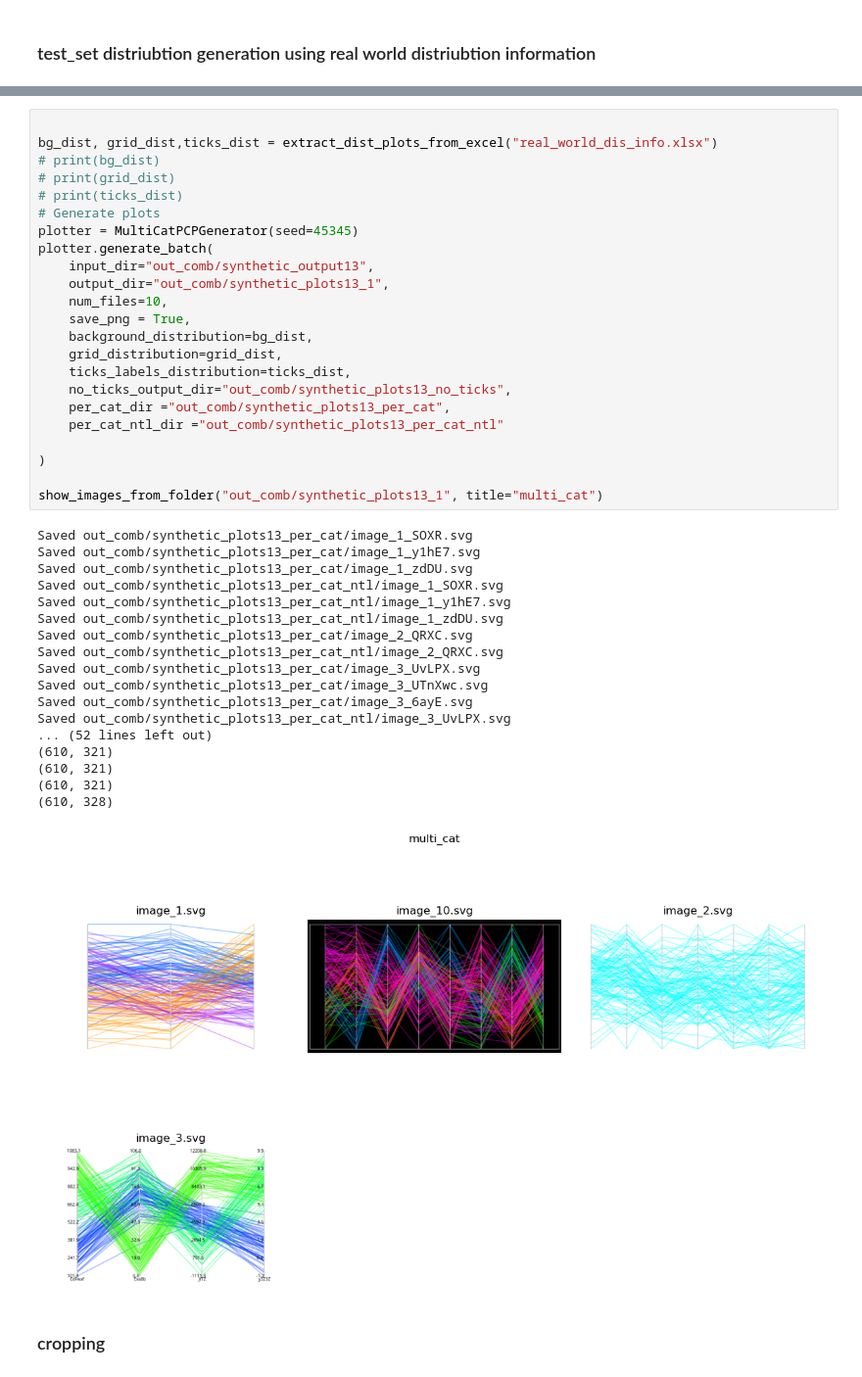
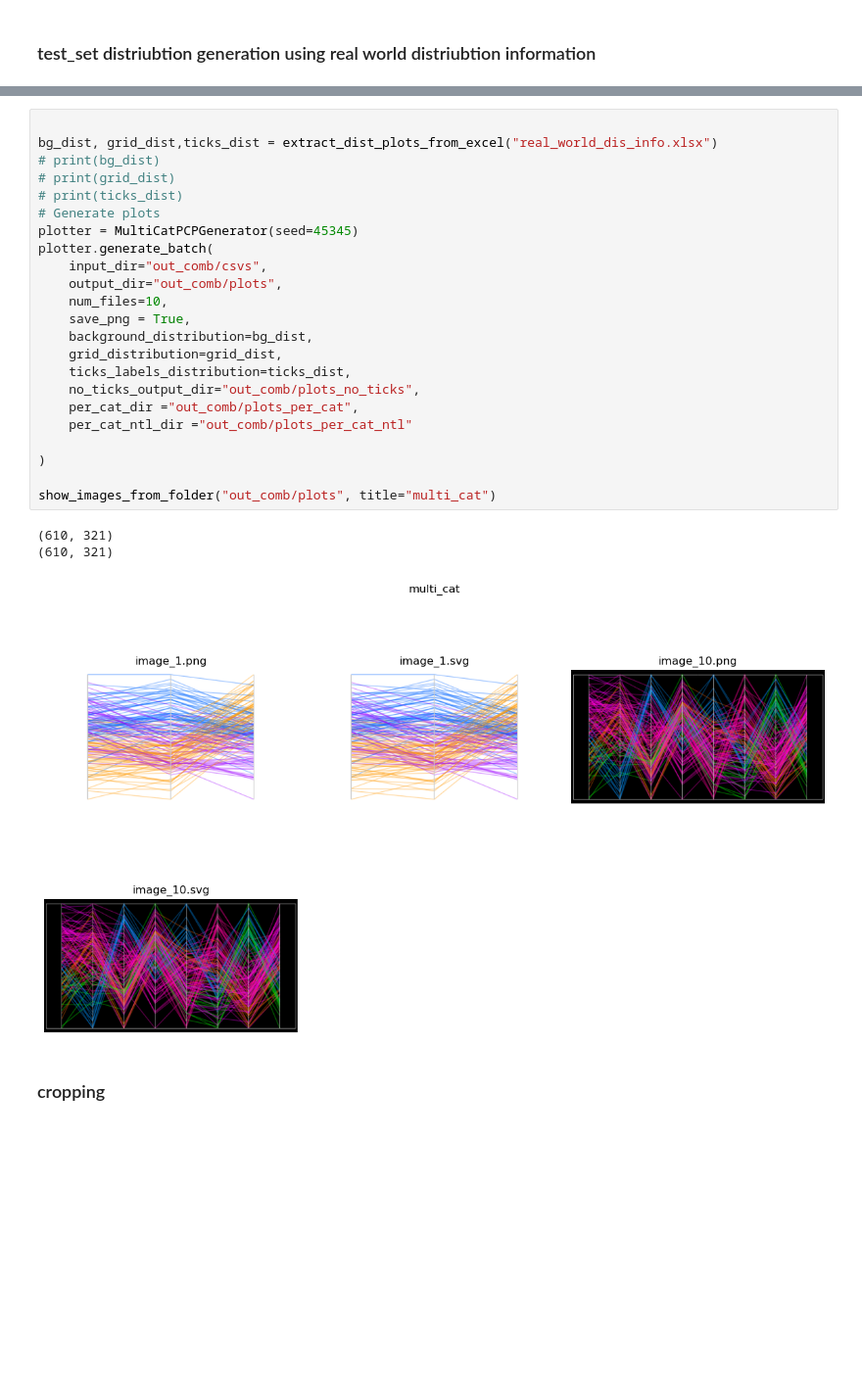
Before and after one commit to poonam2308/PaCoNet, a Jupyter notebook: notebooks/test_visualization.ipynb, the cells around one changed output, grey strips where cells are left out. Shown at 98% size. Cells and saved outputs as stored; diff of their text form; blank space fills up the shorter version.

```diff
--- a/notebooks/test_visualization.ipynb
+++ b/notebooks/test_visualization.ipynb
@@ -110,45 +110,30 @@ dgen.generate_synthetic_datasets_from_distributions(
 # %%
 
 bg_dist, grid_dist,ticks_dist = extract_dist_plots_from_excel("real_world_dis_info.xlsx")
 # print(bg_dist)
 # print(grid_dist)
 # print(ticks_dist)
 # Generate plots
 plotter = MultiCatPCPGenerator(seed=45345)
 plotter.generate_batch(
-    input_dir="out_comb/synthetic_output13",
-    output_dir="out_comb/synthetic_plots13_1",
+    input_dir="out_comb/csvs",
+    output_dir="out_comb/plots",
     num_files=10,
     save_png = True,
     background_distribution=bg_dist,
     grid_distribution=grid_dist,
     ticks_labels_distribution=ticks_dist,
-    no_ticks_output_dir="out_comb/synthetic_plots13_no_ticks",
-    per_cat_dir ="out_comb/synthetic_plots13_per_cat",
-    per_cat_ntl_dir ="out_comb/synthetic_plots13_per_cat_ntl"
+    no_ticks_output_dir="out_comb/plots_no_ticks",
+    per_cat_dir ="out_comb/plots_per_cat",
+    per_cat_ntl_dir ="out_comb/plots_per_cat_ntl"
 
 )
 
-show_images_from_folder("out_comb/synthetic_plots13_1", title="multi_cat")
+show_images_from_folder("out_comb/plots", title="multi_cat")
 # %% [output]
-Saved out_comb/synthetic_plots13_per_cat/image_1_SOXR.svg
-Saved out_comb/synthetic_plots13_per_cat/image_1_y1hE7.svg
-Saved out_comb/synthetic_plots13_per_cat/image_1_zdDU.svg
-Saved out_comb/synthetic_plots13_per_cat_ntl/image_1_SOXR.svg
-Saved out_comb/synthetic_plots13_per_cat_ntl/image_1_y1hE7.svg
-Saved out_comb/synthetic_plots13_per_cat_ntl/image_1_zdDU.svg
-Saved out_comb/synthetic_plots13_per_cat/image_2_QRXC.svg
-Saved out_comb/synthetic_plots13_per_cat_ntl/image_2_QRXC.svg
-Saved out_comb/synthetic_plots13_per_cat/image_3_UvLPX.svg
-Saved out_comb/synthetic_plots13_per_cat/image_3_UTnXwc.svg
-Saved out_comb/synthetic_plots13_per_cat/image_3_6ayE.svg
-Saved out_comb/synthetic_plots13_per_cat_ntl/image_3_UvLPX.svg
-... (52 lines left out)
 (610, 321)
 (610, 321)
-(610, 321)
-(610, 328)
-[figure, old version]
+[figure, new version]
 # %% [markdown]
 ### cropping
 # %%
```
Also changed, not shown: parts of 3 cells of this notebook, 3 other files.
